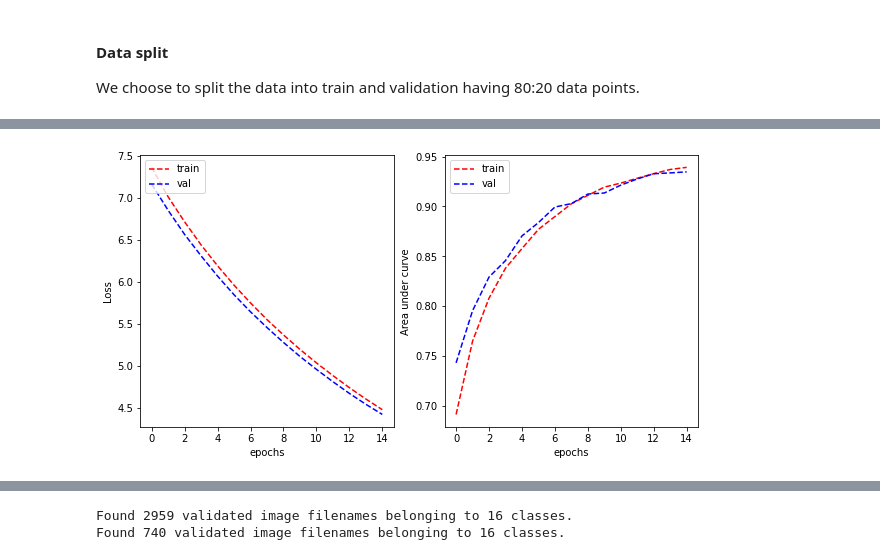
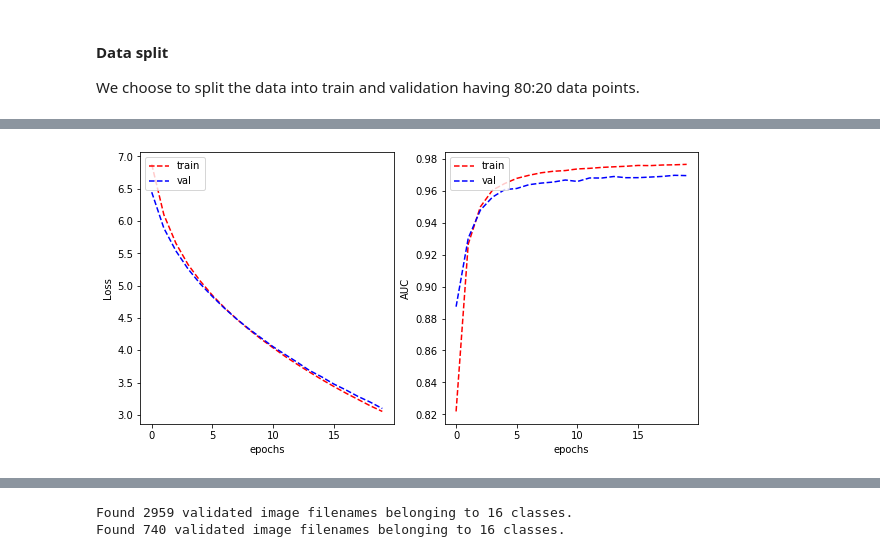
Before and after one commit to Sup-Yam/cmlassignment2, a Jupyter notebook: Assignment2_S3860925_S3825856.ipynb, the cells around one changed output, grey strips where cells are left out. Cells and saved outputs as stored; diff of their text form; code cells hidden in the pictures.

```diff
--- a/Assignment2_S3860925_S3825856.ipynb
+++ b/Assignment2_S3860925_S3825856.ipynb
@@ -1122,5 +1159,5 @@ model_reg_type.compile(optimizer='SGD',
               loss=tf.keras.losses.CategoricalCrossentropy(from_logits=True),
               metrics=[tfa.metrics.F1Score(num_classes= 16), tf.keras.metrics.AUC(from_logits=True)])
 # %%
-history_reg_type = model_reg_type.fit_generator(train_generator, validation_data = validation_generator, epochs= 30, verbose=1)
+history_reg_type = model_reg_type.fit_generator(train_generator, validation_data = validation_generator, epochs= 20, verbose=1)
 # %% [output]
@@ -1144,7 +1187,6 @@ Epoch 15/15
 # %%
-# good model
 plot_learning_curve(history_reg_type.history['loss'], history_reg_type.history['val_loss'],
-                    history_reg_type.history['auc_3'], history_reg_type.history['val_auc_3'],
+                    history_reg_type.history['auc_13'], history_reg_type.history['val_auc_13'],
                     metric_name='AUC')
 # %% [output]
-[figure, old version]
+[figure, new version]
```
Also changed, not shown: parts of 82 cells of this notebook.
